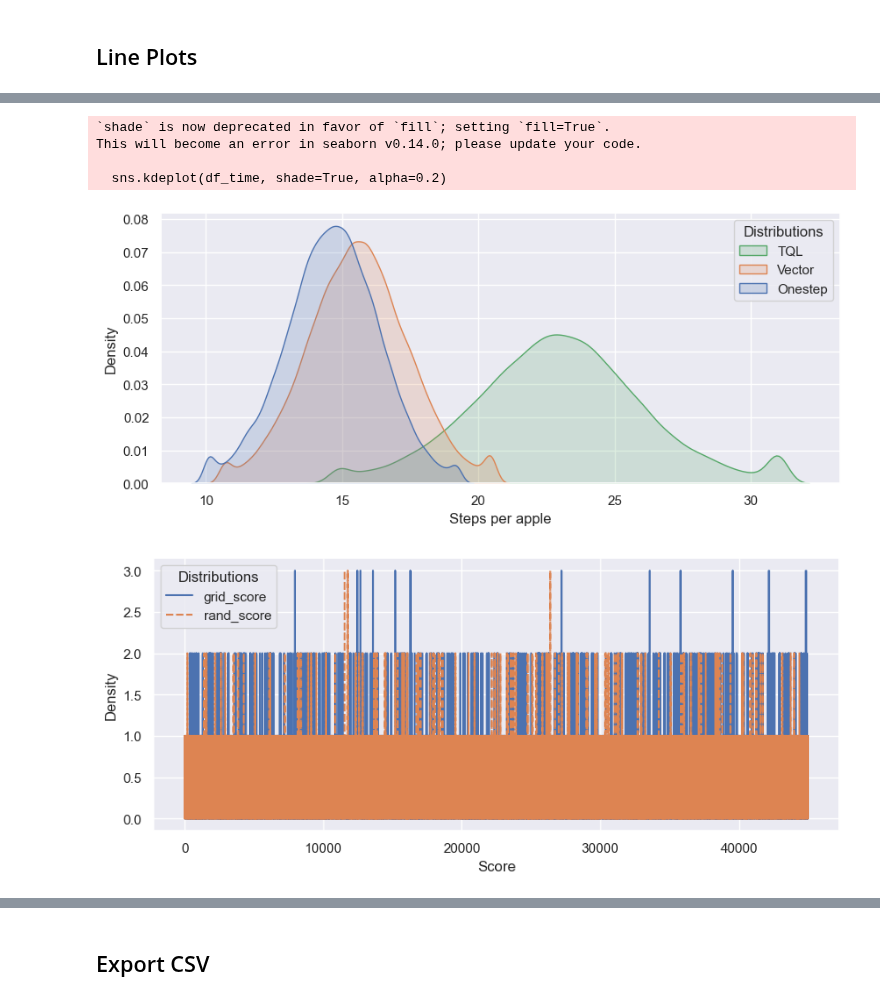
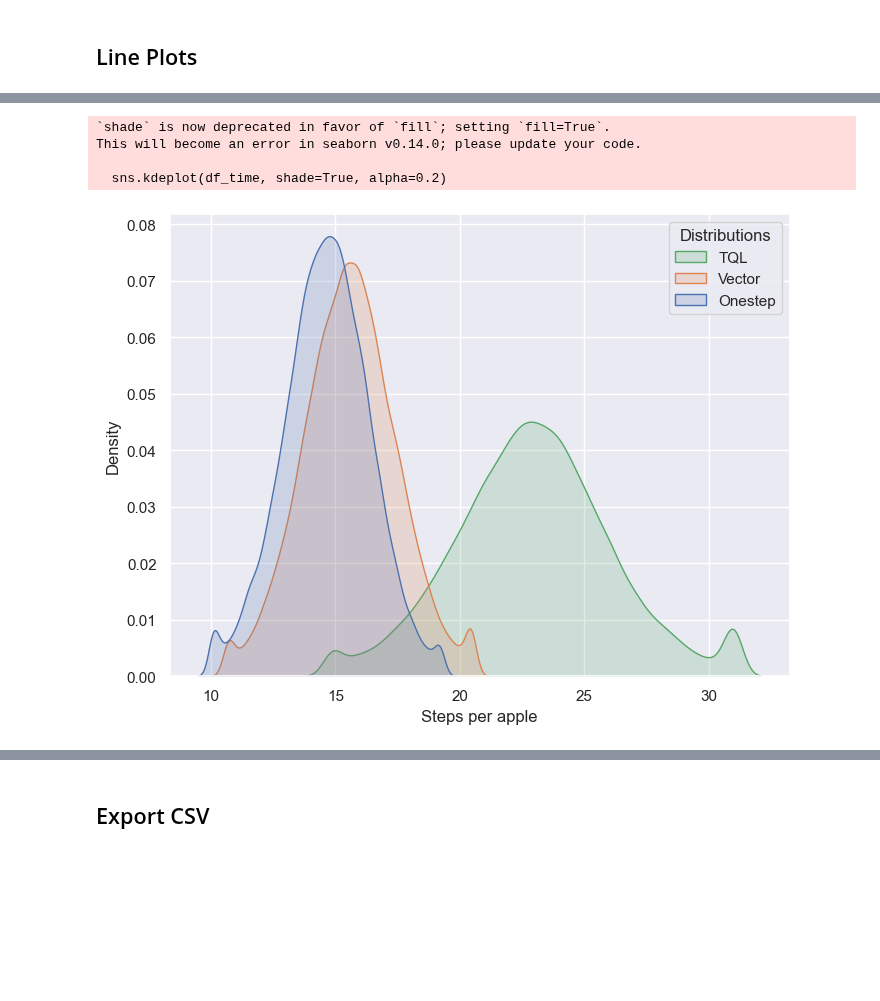
Before and after one commit to vietnhprivat/snake_ai, a Jupyter notebook: src/Classes/data_collection_test.ipynb, the cells around one changed output, grey strips where cells are left out. Drawn from its saved outputs; the diff is of its cells as text; code cells hidden in the pictures; blank space fills up the shorter version.

```diff
--- a/src/Classes/data_collection_test.ipynb
+++ b/src/Classes/data_collection_test.ipynb
@@ -155,36 +155,20 @@ This will become an error in seaborn v0.14.0; please update your code.
 # %%
-plt.figure(figsize=(10, 4))
+plt.figure(figsize=(8, 6))
 
 # Plot the three normal distributions together
 sns.set_theme(style="darkgrid")
 sns.kdeplot(df_time, shade=True, alpha=0.2)
 
 # Add labels and a legend
 plt.xlabel("Steps per apple")
 plt.ylabel("Density")
 plt.legend(title="Distributions", labels=["TQL", "Vector", "Onestep"])
 
 # Show the plot
 plt.show()
 # %% [output]
 `shade` is now deprecated in favor of `fill`; setting `fill=True`.
 This will become an error in seaborn v0.14.0; please update your code.
 
   sns.kdeplot(df_time, shade=True, alpha=0.2)
-[figure, old version]
+[figure, new version]
-# %%
-plt.figure(figsize=(10, 4))
-
-# Plot the three normal distributions together
-sns.set_theme(style="darkgrid")
-sns.lineplot(df_results[['grid_score', 'rand_score']])
-
-# Add labels and a legend
-plt.xlabel("Score")
-plt.ylabel("Density")
-plt.legend(title="Distributions")
-
-# Show the plot
-plt.show()
-# %% [output]
-[figure, removed]
```
Also changed, not shown: parts of 3 cells of this notebook, 1 other file.
